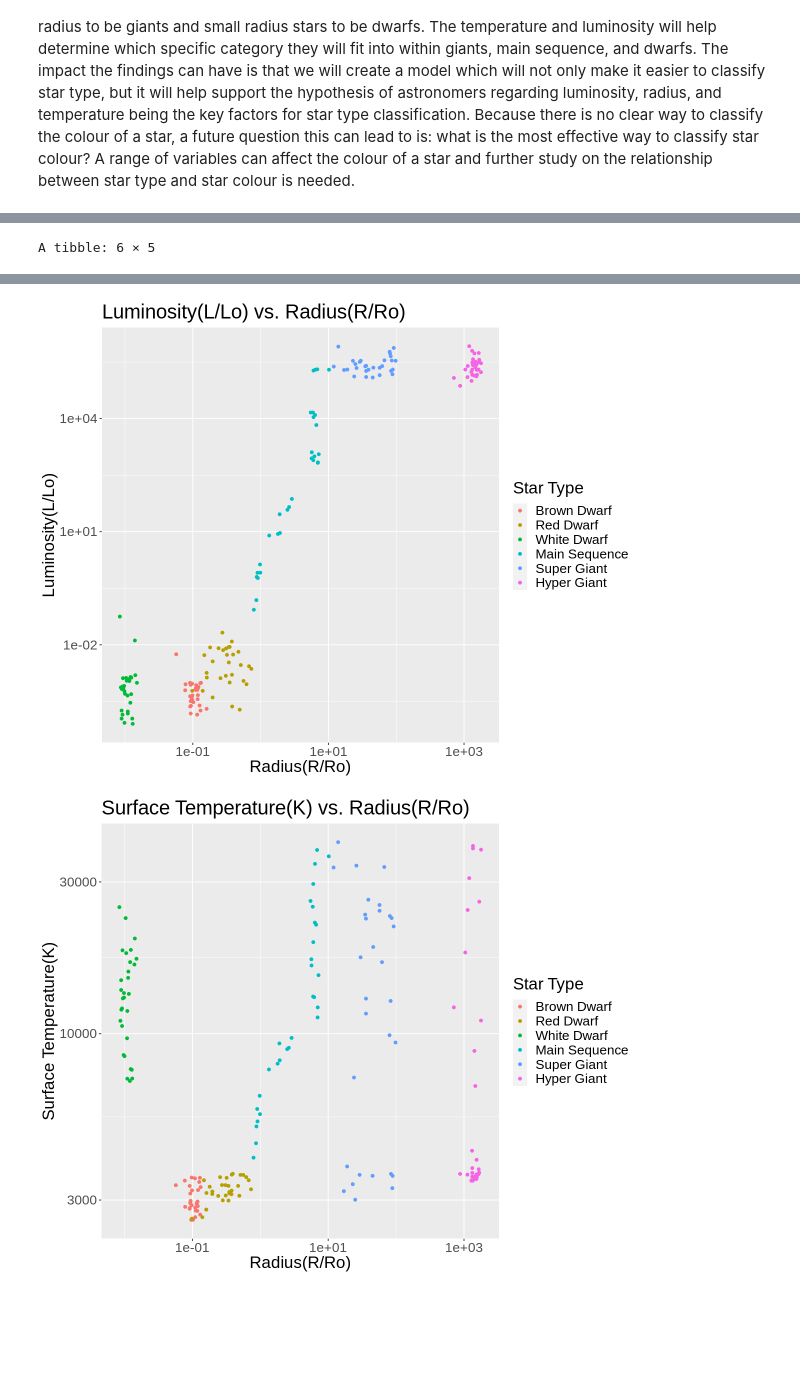
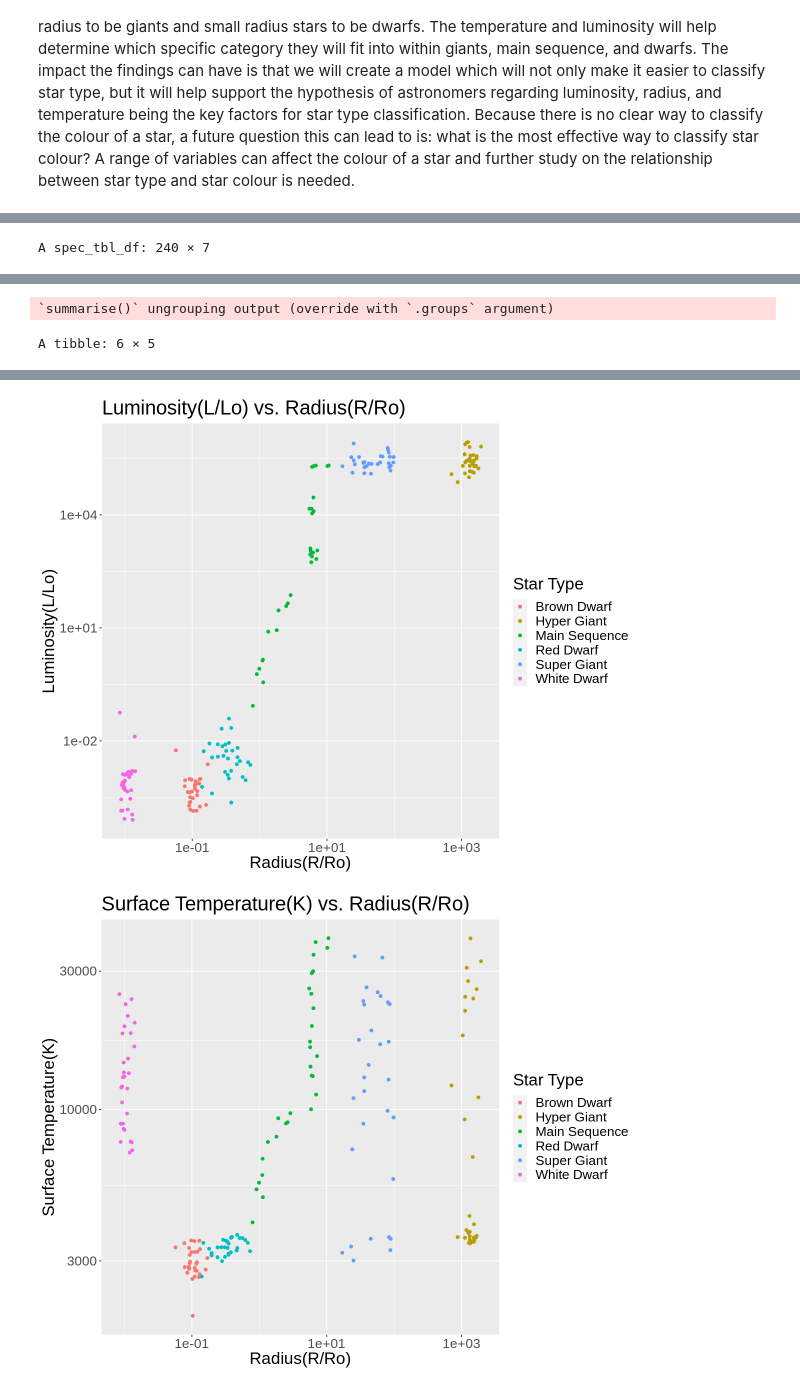
Before and after one commit to KarnS1o3/DSCI-project, a Jupyter notebook: Group_Project_proposal.ipynb, the cells around one changed output, grey strips where cells are left out. Cells and saved outputs as stored; diff of their text form; code cells hidden in the pictures; blank space fills up the shorter version.

```diff
--- a/Group_Project_proposal.ipynb
+++ b/Group_Project_proposal.ipynb
@@ -18,33 +18,40 @@ library(tidymodels)
 
 
 #Column names
-cols <- c("temperature", "luminosity", "radius", "visual_magnitude", "star_type", "color", "spectral_class")
+# cols <- c("temperature", "luminosity", "radius", "visual_magnitude", "star_type", "color", "spectral_class")
 
 #Load data frame and change the values of star type to their actual name
 url <- "https://docs.google.com/spreadsheets/d/e/2PACX-1vR0bAqJh1jznOVyOZbHPL3kLbFjX6YzCWwMh3vMZEeBZq95tdDfcN9vqDP6XUf2j167vXr4oxnDvhb4/pub?gid=1536482276&single=true&output=csv"
-star <- read_csv(url, col_names = cols)
-star$star_type[star$star_type == "0"] <- "Brown Dwarf"
-star$star_type[star$star_type == "1"] <- "Red Dwarf"
-star$star_type[star$star_type == "2"] <- "White Dwarf"
-star$star_type[star$star_type == "3"] <- "Main Sequence"
-star$star_type[star$star_type == "4"] <- "Super Giant"
-star$star_type[star$star_type == "5"] <- "Hyper Giant"
+star <- read_csv(url)
+
 star_data <- star %>%
-    mutate(luminosity = as.numeric(luminosity),
-           radius = as.numeric(radius),
-           temperature = as.numeric(temperature),
-           visual_magnitude = as.numeric(visual_magnitude),
-           star_type = as_factor(star_type),
-           color = as_factor(color),
-           spectral_class = as_factor(spectral_class)) %>%
-    filter(visual_magnitude != "Absolute magnitude(Mv)")
+    mutate("Star color" = as_factor("Star color"),
+           "Spectral Class" = as_factor("Spectral Class")) %>%
+    rename(star_type = "Star type",
+           star_color = "Star color",
+           spectral_class = "Spectral Class",
+           temperature = "Temperature (K)",
+           radius = "Radius(R/Ro)",
+           luminosity = "Luminosity(L/Lo)",
+           absolute_magnitude = "Absolute magnitude(Mv)")
 
+star_data$star_type[star_data$star_type == 0] <- "Brown Dwarf"
+star_data$star_type[star_data$star_type == 1] <- "Red Dwarf"
+star_data$star_type[star_data$star_type == 2] <- "White Dwarf"
+star_data$star_type[star_data$star_type == 3] <- "Main Sequence"
+star_data$star_type[star_data$star_type == 4] <- "Super Giant"
+star_data$star_type[star_data$star_type == 5] <- "Hyper Giant"
+
+star_data <- star_data %>%
+    mutate()
+
+star_data
 #Split the data into a training set and testing set
 star_split <- initial_split(star_data, prop = 0.75, strata = star_type)
 star_train <- training(star_split)
 star_test <- testing(star_split)
 
-#Plot indicating the number of observations in each star type and averages of predictor variable
+#Plot indicating the number of observations in each star type and averages of all predictor variables
 star_distribution <- star_train %>%
     select(temperature, radius, luminosity, star_type) %>%
     group_by(star_type) %>%
@@ -105 +105 @@ Warning message in mask$eval_all_mutate(dots[[i]]):
-A tibble: 6 × 5
+A spec_tbl_df: 240 × 7
@@ -113,0 +124,2 @@ A tibble: 6 × 5
+`summarise()` ungrouping output (override with `.groups` argument)
+A tibble: 6 × 5
@@ -115,2 +135,2 @@ A tibble: 6 × 5
-[figure, old version]
+[figure, new version]
-[figure, old version]
+[figure, new version]
```
Also changed, not shown: parts of 1 cell of this notebook.
